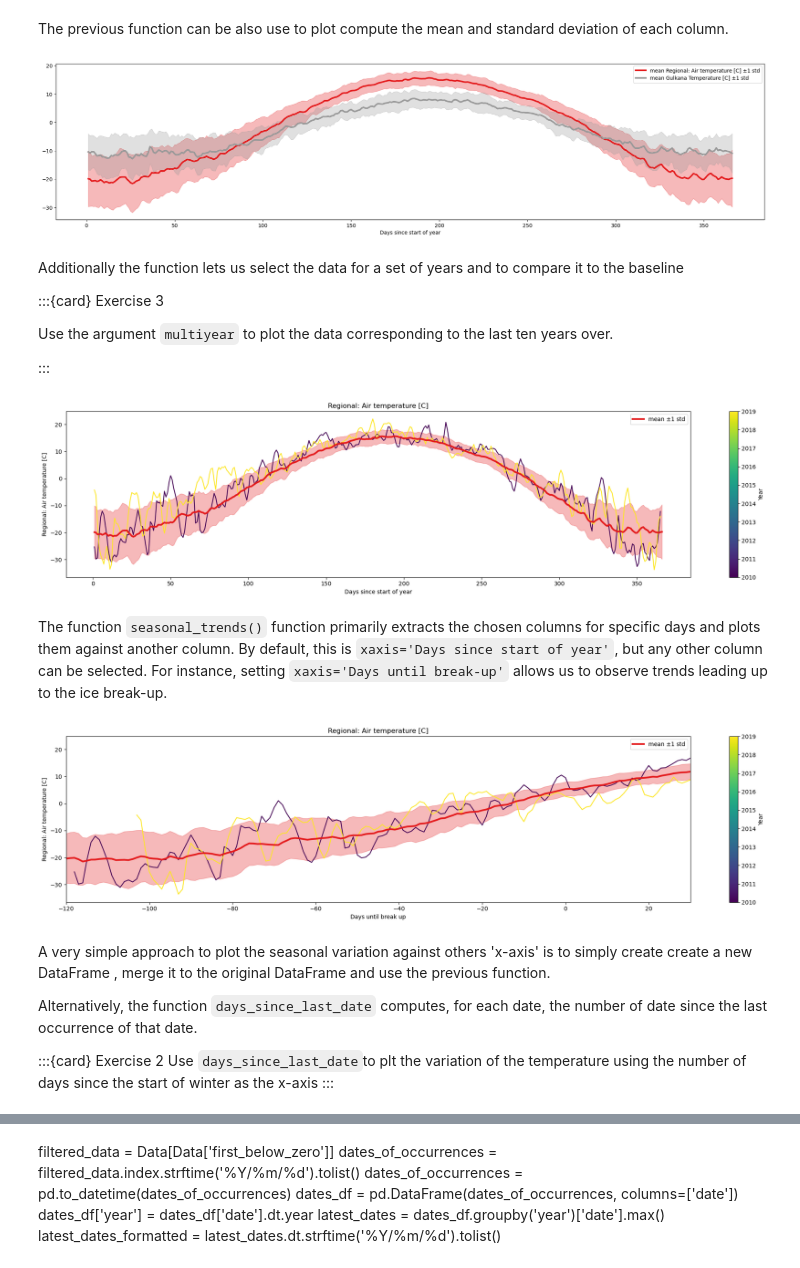
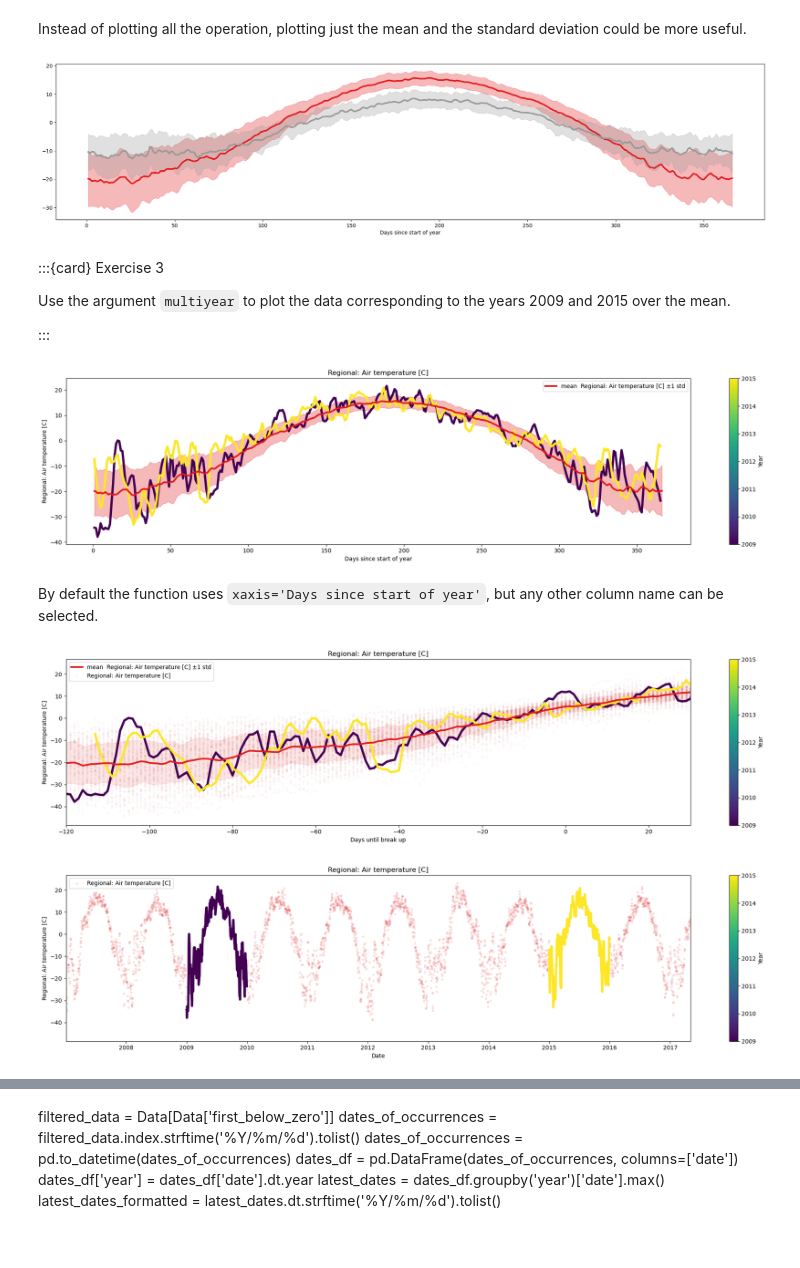
Before and after one commit to iceclassic/mude, a Jupyter notebook: book/Part_1/Regression.ipynb, the cells around one changed output, grey strips where cells are left out. Drawn from its saved outputs; the diff is of its cells as text; code cells hidden in the pictures.

```diff
--- a/book/Part_1/Regression.ipynb
+++ b/book/Part_1/Regression.ipynb
@@ -25,34 +24,27 @@ plot_seasonal(Data,columns_to_plot=['Regional: Air temperature [C]','Gulkana Tem
-# %% [markdown]
-The previous function can be also use to plot compute the mean and standard deviation of each column.
+# %% [markdown]
+Instead of plotting all the operation, plotting just  the mean and the standard deviation could be more useful.
 # %%
-plot_seasonal(Data,columns_to_plot=['Regional: Air temperature [C]','Gulkana Temperature [C]'],plot_together=True,plot_mean_std='only',k=1)
+plot_contents(Data,columns_to_plot=['Regional: Air temperature [C]','Gulkana Temperature [C]'],plot_together=True,plot_mean_std='only',k=1)
 # %% [output]
-[figure, old version]
+[figure, new version]
 # %% [markdown]
-Additionally the function lets us select the data for a set of years and to compare it to the baseline
-
-
 :::{card} Exercise 3
 
-Use  the argument  `multiyear`  to plot the data corresponding to the last ten years over.
+Use  the argument  `multiyear`  to plot the data corresponding to the years 2009 and 2015 over the mean.
 
 :::
 # %%
-selected_years = [2010,2019]
-plot_seasonal(Data,k=1,plot_mean_std='only',multiyear=selected_years,columns_to_plot=['Regional: Air temperature [C]'])
+selected_years = [2009,2015]
+plot_contents(Data,k=1,plot_mean_std='only',multiyear=selected_years,columns_to_plot=['Regional: Air temperature [C]'])
 # %% [output]
-[figure, old version]
+[figure, new version]
-# %% [markdown]
-The function `seasonal_trends()` function primarily extracts the chosen columns for specific days and plots them against another column. By default, this is `xaxis='Days since start of year'`, but any other column can be selected. For instance, setting `xaxis='Days until break-up'` allows us to observe trends leading up to the ice break-up.
+# %% [markdown]
+By default the function uses `xaxis='Days since start of year'`, but any other column name can be selected.
 # %%
-plot_seasonal(Data,multiyear=selected_years,columns_to_plot=['Regional: Air temperature [C]'],xaxis='Days until break up',xlim=[-120,30],plot_mean_std='only')
+plot_contents(Data,multiyear=selected_years,columns_to_plot=['Regional: Air temperature [C]'],xaxis='Days until break up',xlim=[-120,30],
+              plot_mean_std='true',scatter_alpha=.02,std_alpha=.1)
+
+plot_contents(Data,multiyear=selected_years,columns_to_plot=['Regional: Air temperature [C]'],xaxis='index',xlim=['2007/01/04','2017/05/03'])
 # %% [output]
-[figure, old version]
+[figure, new version]
+[figure, added]
-# %% [markdown]
-A very simple approach to plot the seasonal variation against others 'x-axis' is to simply create create a new DataFrame , merge it to the original DataFrame and use the previous function.
-
-Alternatively, the function `days_since_last_date` computes, for each date, the number of date since the last occurrence of that date.
-
-:::{card} Exercise 2
-Use `days_since_last_date`to plt the variation of the temperature using the number of days since the start of winter as the x-axis
-:::
```
Also changed, not shown: parts of 14 cells of this notebook, 2 other files.
